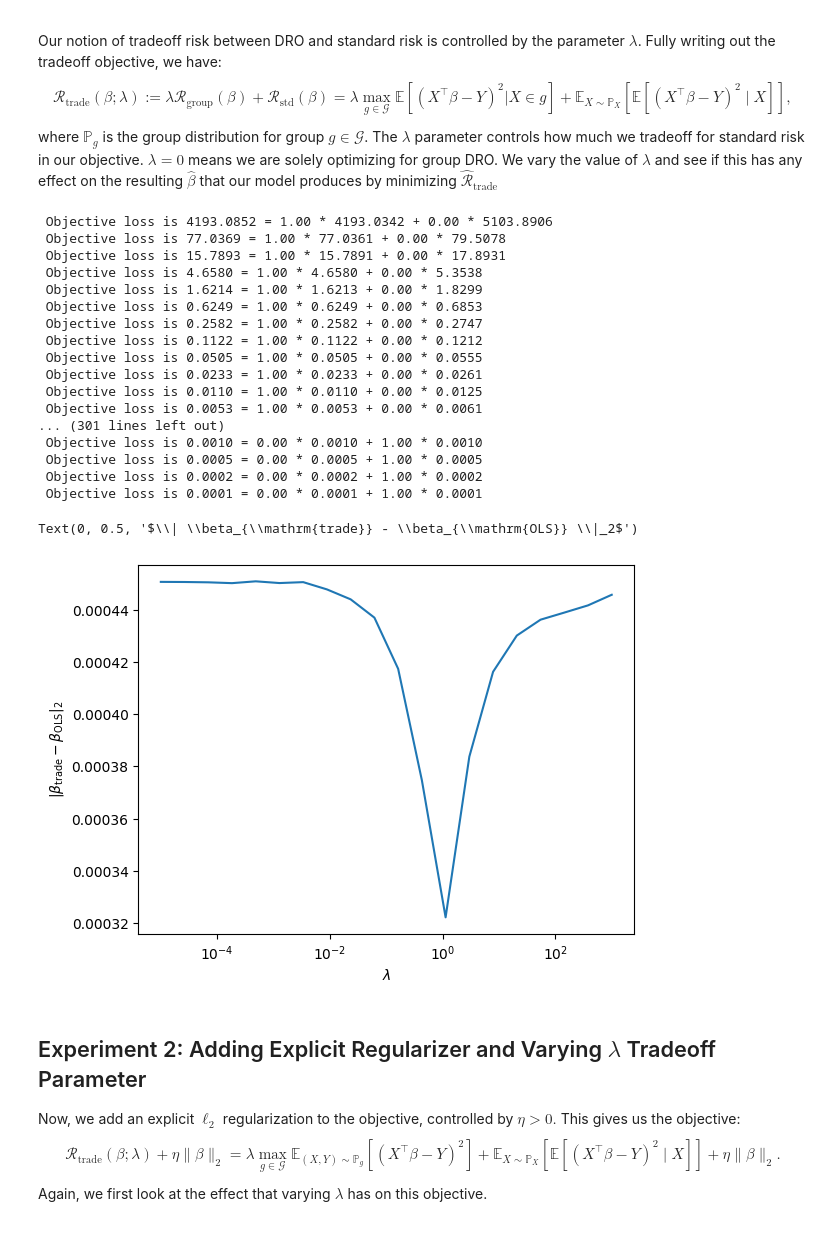
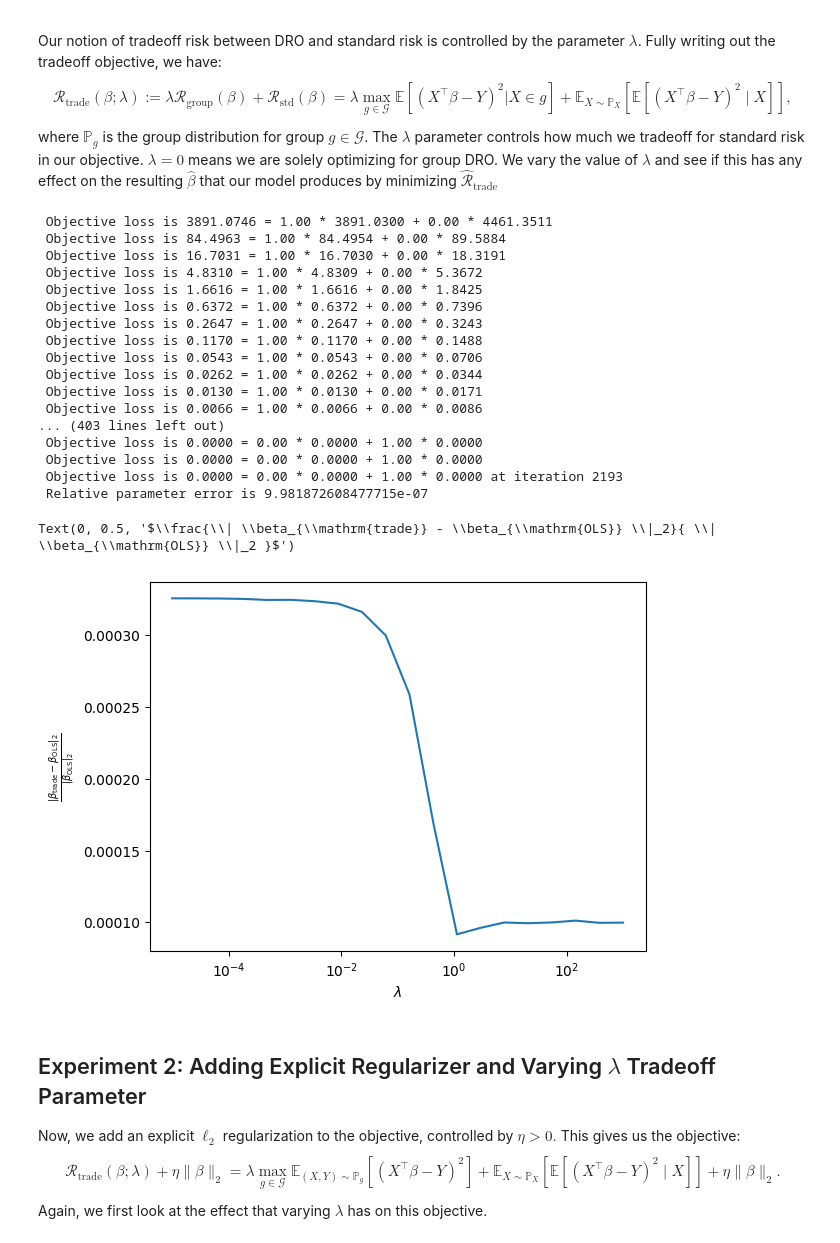
Before and after one commit to essdeee/overparam_dro, a Jupyter notebook: main.ipynb, the cells around one changed output. Drawn from its saved outputs; the diff is of its cells as text; code cells hidden in the pictures.

Commit message:
Convergence criterion corrected

```diff
--- a/main.ipynb
+++ b/main.ipynb
@@ -123,6 +130,13 @@ class LinearModel(torch.nn.Module):
         # Initialize at zero.
         self.linear = torch.nn.Linear( input_dimension, 1, bias = False, **kwargs )
         self._initialize(0.0)
+
+    @classmethod
+    def from_numpy(cls, weights: np.ndarray):
+        input_dimension = weights.size
+        obj = cls(input_dimension)
+        obj._initialize( weights.resize( (1, -1) ) )
+        return obj
 
     @torch.no_grad()
     def _initialize(self, value):
@@ -156,6 +170,9 @@ def optimize_GD(model, X, Y, groups, trade_regularization = 0.1, max_iter = 5000
 
     flag = True         # for convergence criterion (objective low enough)
     iteration = 0
+    prev_params = model.linear.weight.data.numpy().copy()
+    prev_objective = np.inf
+
     while flag and iteration < max_iter:
         optimizer.zero_grad()
 
@@ -166,19 +183,30 @@ def optimize_GD(model, X, Y, groups, trade_regularization = 0.1, max_iter = 5000
         objective.backward()
         optimizer.step()
 
+        # Check convergence based on parameter change.
+        relative_parameter_error = np.linalg.norm( prev_params - model.linear.weight.data.numpy() ) / np.linalg.norm( model.linear.weight.data.numpy() )
+        relative_objective_error = np.abs( prev_objective - objective.item() )
+        if relative_parameter_error < 1e-6 + weight_decay:
+            flag = False
+
         if iteration % 100 == 0 and verbose:
             print(f" Objective loss is {objective.item():.4f} = {lmbd_std.item():.2f} * { standard_risk.item():.4f} + {lmbd_adv.item():.2f} * {adversarial_risk.item():.4f}")
+            #print(f" Relative parameter error is {relative_parameter_error}")
         iteration += 1
 
-        # Check convergence
-        if objective.item() < 1e-4:
-            flag = False
+        prev_params = model.linear.weight.data.numpy().copy()
+        prev_objective = objective.item()
+
+    # Final round printing
+    if verbose:
+        print(f" Objective loss is {objective.item():.4f} = {lmbd_std.item():.2f} * { standard_risk.item():.4f} + {lmbd_adv.item():.2f} * {adversarial_risk.item():.4f} at iteration {iteration}")
+        print(f" Relative parameter error is {relative_parameter_error}")
 
     if iteration == max_iter:
         print("Maximum iteration reached.")
 # %%
 # Create the data
-cov_generator = lambda: unstructured_covariace(num_features)
+cov_generator = lambda: fully_structured_covariance(num_features)
 groups = Groups(num_groups, cov_generator)
 
 # TODO: by this data generating process, we have equal number of groups in the
@@ -191,5 +219,5 @@ X , Y = groups.data
 max_iter = float('inf')
 
 model = LinearModel(num_features)
-optimize_GD(model, X, Y, groups, trade_regularization = 1e2, lr=1e-3, max_iter= max_iter, verbose=True)
+optimize_GD(model, X, Y, groups, trade_regularization = 1e2, weight_decay=1e-5, lr=1e-3, max_iter= max_iter, verbose=True)
 # %% [output]
@@ -254,34 +282,34 @@ for lmbd in lambdas:
     optimize_GD(model, X, Y, groups, trade_regularization = lmbd, lr = 1e-3,max_iter= max_iter, verbose=True)
     model_betas.append(model.linear.weight.data.numpy().T)
 # %% [output]
- Objective loss is 4193.0852 = 1.00 * 4193.0342 + 0.00 * 5103.8906
- Objective loss is 77.0369 = 1.00 * 77.0361 + 0.00 * 79.5078
- Objective loss is 15.7893 = 1.00 * 15.7891 + 0.00 * 17.8931
- Objective loss is 4.6580 = 1.00 * 4.6580 + 0.00 * 5.3538
- Objective loss is 1.6214 = 1.00 * 1.6213 + 0.00 * 1.8299
- Objective loss is 0.6249 = 1.00 * 0.6249 + 0.00 * 0.6853
- Objective loss is 0.2582 = 1.00 * 0.2582 + 0.00 * 0.2747
- Objective loss is 0.1122 = 1.00 * 0.1122 + 0.00 * 0.1212
- Objective loss is 0.0505 = 1.00 * 0.0505 + 0.00 * 0.0555
- Objective loss is 0.0233 = 1.00 * 0.0233 + 0.00 * 0.0261
- Objective loss is 0.0110 = 1.00 * 0.0110 + 0.00 * 0.0125
- Objective loss is 0.0053 = 1.00 * 0.0053 + 0.00 * 0.0061
-... (301 lines left out)
- Objective loss is 0.0010 = 0.00 * 0.0010 + 1.00 * 0.0010
- Objective loss is 0.0005 = 0.00 * 0.0005 + 1.00 * 0.0005
- Objective loss is 0.0002 = 0.00 * 0.0002 + 1.00 * 0.0002
- Objective loss is 0.0001 = 0.00 * 0.0001 + 1.00 * 0.0001
+ Objective loss is 3891.0746 = 1.00 * 3891.0300 + 0.00 * 4461.3511
+ Objective loss is 84.4963 = 1.00 * 84.4954 + 0.00 * 89.5884
+ Objective loss is 16.7031 = 1.00 * 16.7030 + 0.00 * 18.3191
+ Objective loss is 4.8310 = 1.00 * 4.8309 + 0.00 * 5.3672
+ Objective loss is 1.6616 = 1.00 * 1.6616 + 0.00 * 1.8425
+ Objective loss is 0.6372 = 1.00 * 0.6372 + 0.00 * 0.7396
+ Objective loss is 0.2647 = 1.00 * 0.2647 + 0.00 * 0.3243
+ Objective loss is 0.1170 = 1.00 * 0.1170 + 0.00 * 0.1488
+ Objective loss is 0.0543 = 1.00 * 0.0543 + 0.00 * 0.0706
+ Objective loss is 0.0262 = 1.00 * 0.0262 + 0.00 * 0.0344
+ Objective loss is 0.0130 = 1.00 * 0.0130 + 0.00 * 0.0171
+ Objective loss is 0.0066 = 1.00 * 0.0066 + 0.00 * 0.0086
+... (403 lines left out)
+ Objective loss is 0.0000 = 0.00 * 0.0000 + 1.00 * 0.0000
+ Objective loss is 0.0000 = 0.00 * 0.0000 + 1.00 * 0.0000
+ Objective loss is 0.0000 = 0.00 * 0.0000 + 1.00 * 0.0000 at iteration 2193
+ Relative parameter error is 9.981872608477715e-07
 # %%
 # Plot difference between model's betas and OLS beta
 # Is this actually a significant difference?
 beta_l2 = [np.linalg.norm(model_beta - ols_beta.numpy()) / np.linalg.norm(ols_beta.numpy()) for model_beta in model_betas]
 plt.plot(lambdas, beta_l2)
 plt.xscale('log')
 plt.xlabel(r'$\lambda$')
-plt.ylabel(r'$\| \beta_{\mathrm{trade}} - \beta_{\mathrm{OLS}} \|_2$')
+plt.ylabel(r'$\frac{\| \beta_{\mathrm{trade}} - \beta_{\mathrm{OLS}} \|_2}{ \| \beta_{\mathrm{OLS}} \|_2 }$')
 # %% [output]
-Text(0, 0.5, '$\\| \\beta_{\\mathrm{trade}} - \\beta_{\\mathrm{OLS}} \\|_2$')
+Text(0, 0.5, '$\\frac{\\| \\beta_{\\mathrm{trade}} - \\beta_{\\mathrm{OLS}} \\|_2}{ \\| \\beta_{\\mathrm{OLS}} \\|_2 }$')
-[figure, old version]
+[figure, new version]
 # %% [markdown]
 ## Experiment 2: Adding Explicit Regularizer and Varying $\lambda$ Tradeoff Parameter
 Now, we add an explicit $\ell_2$ regularization to the objective, controlled by $\eta > 0.$ This gives us the objective:
```
Also changed, not shown: parts of 10 cells of this notebook.
